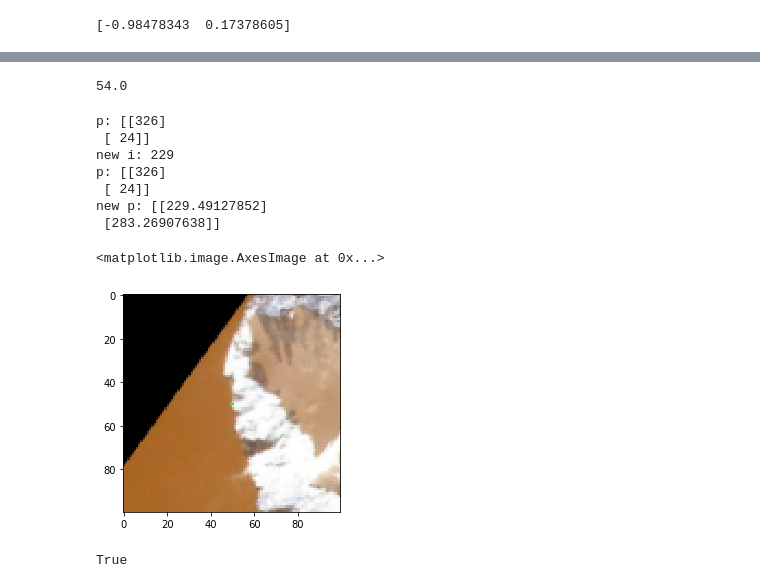
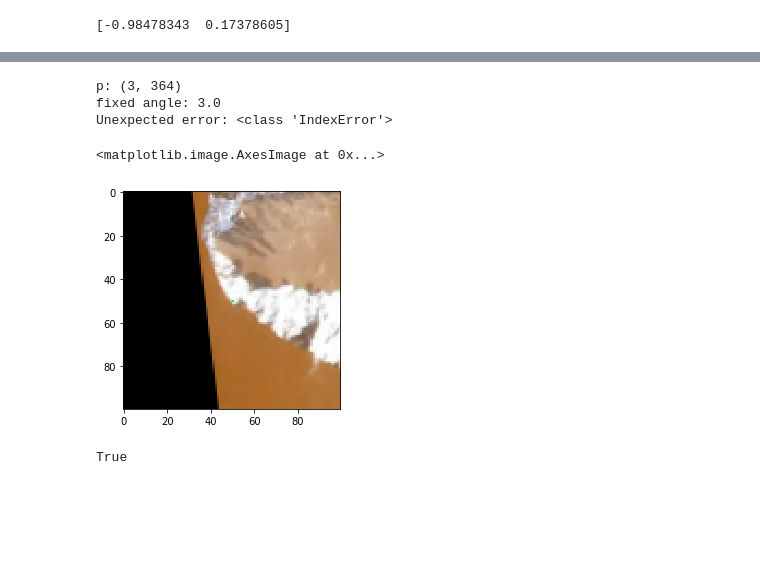
Before and after one commit to nikitagalayda/recognizing_panoramaas, a Jupyter notebook: program.ipynb, the cells around one changed output, grey strips where cells are left out. Saved outputs shown, nothing was run; the diff lists cells and outputs as text; code cells hidden in the pictures; blank space fills up the shorter version.

Commit message:
fix patch rotation but for real

```diff
--- a/program.ipynb
+++ b/program.ipynb
@@ -173,6 +177,30 @@ def get_patch(image, p, angle, s=8):
 #     res[int(res.shape[0]/2), int(res.shape[1]/2)] = [0, 255, 0]
 
     return res
+# %%
+def get_description_vectors(img, feature_points, angles, size=8):
+    res = []
+
+    for i, p in enumerate(feature_points):
+        p = (p[1], p[0])
+        angle = angles[p[0], p[1]]
+#         print("original angle: {}".format(angle))
+        if angle >= 0 and angle < 90:
+            angle = 360-abs(270+angle)
+        else:
+            angle = 360-abs(90-angle)
+        if i == 0:
+            print("p: {}".format(p))
+            print("fixed angle: {}".format(angle))
+        try:
+            vec = get_patch(img, p, angle, size)
+            res.append(vec)
+        except:
+            print("Unexpected error:", sys.exc_info()[0])
+            continue
+    res = np.array(res)
+
+    return res
 # %%
 im_pyramid = get_gauss_pyramid(im_gray)
 # %%
@@ -296,19 +327,5 @@ test_p
-# %%
-angle
-# %% [output]
-54.0
 # %%
 img = cv2.imread('./images/mountain.jpg', cv2.IMREAD_COLOR)
-img = cv2.resize(im, (0,0), fx=1/2, fy=1/2)
+img = cv2.resize(img, (0,0), fx=1/2, fy=1/2)
 # img[test_p[0], test_p[1]] = [0, 0, 255]
-img = cv2.circle(img, test_p, 2, (0, 0, 255), 2)
+# img = cv2.circle(img, test_p, 2, (0, 0, 255), 2)
-# %%
-test = get_patch(img, test_p, angle, 100)
-# %% [output]
-p: [[326]
- [ 24]]
-new i: 229
-p: [[326]
- [ 24]]
-new p: [[229.49127852]
- [283.26907638]]
@@ -315,8 +334,14 @@ new p: [[229.49127852]
+# %%
+d_vecs = get_description_vectors(img, fp, angles, 100)
+# %% [output]
+p: (3, 364)
+fixed angle: 3.0
+Unexpected error: <class 'IndexError'>
 # %%
-plt.imshow(test)
+plt.imshow(d_vecs[4])
 # %% [output]
 <matplotlib.image.AxesImage at 0x...>
-[figure, old version]
+[figure, new version]
 # %%
 cv2.imwrite("./images/patch.png", test)
 # %% [output]
```
Also changed, not shown: parts of 9 cells of this notebook.
